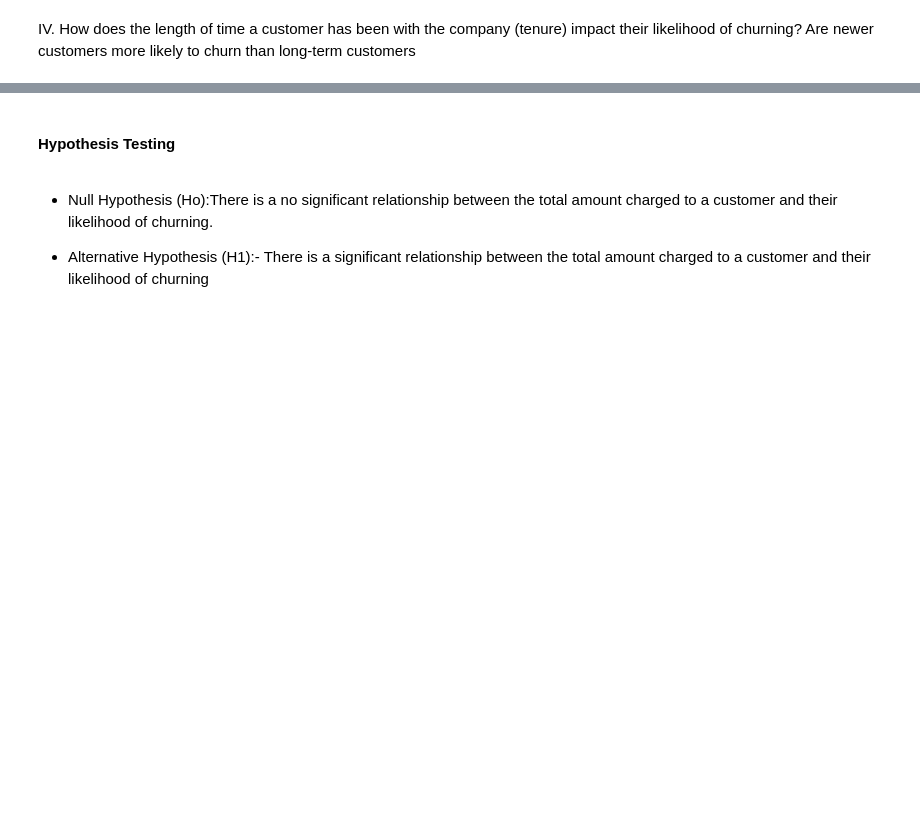
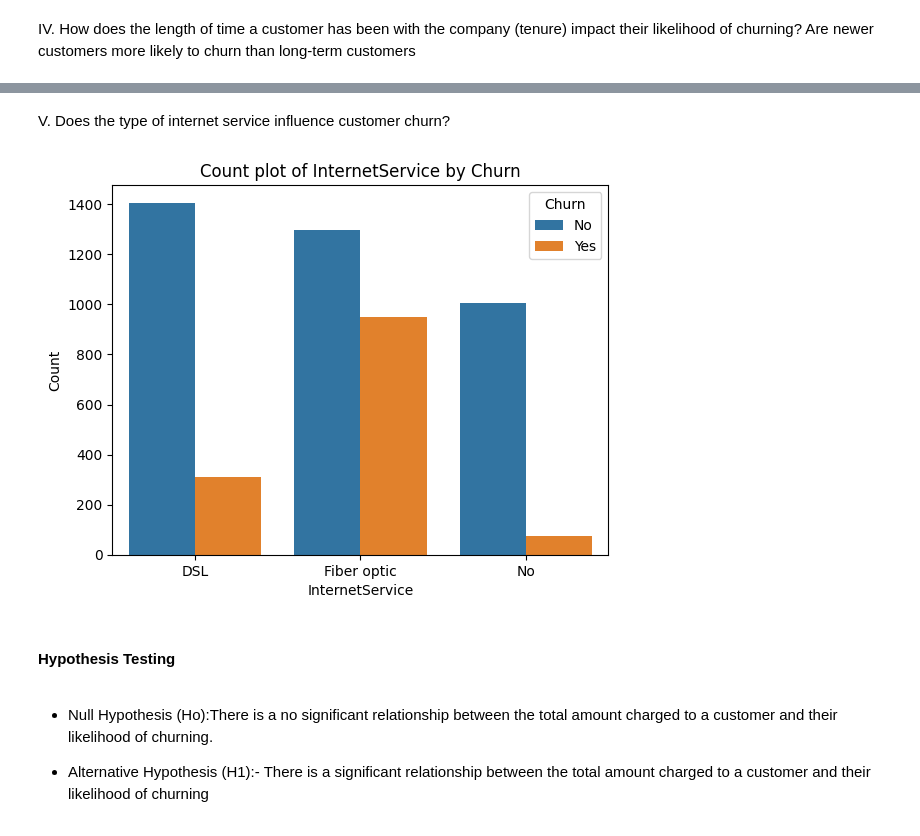
Before and after one commit to FUNMS/Customer-Churn-Analysis, a Jupyter notebook: notebooks/main.ipynb, the cells around one changed output, grey strips where cells are left out. Drawn from its saved outputs; the diff is of its cells as text; code cells hidden in the pictures; blank space fills up the shorter version.

```diff
--- a/notebooks/main.ipynb
+++ b/notebooks/main.ipynb
@@ -277 +506,21 @@ Error:
+# %%
+# Define a dictionary to map boolean and None values to meaningful categories
+mapping_new_cat_values = {
+    'Partner': {True: 'Yes', False: 'No', 'No': 'No', 'Yes': 'Yes'},
+    'Dependents': {True: 'Yes', False: 'No', 'No': 'No', 'Yes': 'Yes'},
+    'PhoneService': {True: 'Yes', False: 'No', 'No': 'No', 'Yes': 'Yes'},
+    'MultipleLines': {None: 'No', False: 'No', True: 'Yes', 'No': 'No', 'No phone service': 'No phone service', 'Yes': 'Yes'},
+    'OnlineSecurity': {None: 'No', False: 'No', True: 'Yes', 'No': 'No', 'Yes': 'Yes', 'No internet service': 'No internet service'},
+    'OnlineBackup': {None: 'No', False: 'No', True: 'Yes', 'No': 'No', 'Yes': 'Yes', 'No internet service': 'No internet service'},
+    'DeviceProtection': {None: 'No', False: 'No', True: 'Yes', 'No': 'No', 'Yes': 'Yes', 'No internet service': 'No internet service'},
+    'TechSupport': {None: 'No', False: 'No', True: 'Yes', 'No': 'No', 'Yes': 'Yes', 'No internet service': 'No internet service'},
+    'StreamingTV': {None: 'No', False: 'No', True: 'Yes', 'No': 'No', 'Yes': 'Yes', 'No internet service': 'No internet service'},
+    'StreamingMovies': {None: 'No', False: 'No', True: 'Yes', 'No': 'No', 'Yes': 'Yes', 'No internet service': 'No internet service'},
+    'PaperlessBilling': {True: 'Yes', False: 'No', 'No': 'No', 'Yes': 'Yes'},
+    'Churn': {None: 'No', True: 'Yes', False: 'No', 'No': 'No', 'Yes': 'Yes'}
+}
+
+# Apply the mapping to each column without changing the data type
+for col, mapping in mapping_new_cat_values.items():
+    train_data[col] = train_data[col].map(mapping)
 # %%
@@ -349,3 +557,12 @@ Error:
+# %%
+#Handling null values in the TotalCharges column
+
+# Fill the null values in the TotalCharges column with the median value
+
+median_total_charges = train_data['TotalCharges'].median()
+
+# Fill the missing values with the median
+train_data['TotalCharges'] = train_data['TotalCharges'].fillna(median_total_charges)
 # %%
 #Check updated info on train_data
 
@@ -578,3 +889,17 @@ Error:
+# %% [markdown]
+V. Does the type of internet service influence customer churn?
+# %%
+#Does the type of internet service influence customer churn?
+
+sns.countplot(data=train_data, x='InternetService', hue='Churn')
+plt.title('Count plot of InternetService by Churn')
+plt.xlabel('InternetService')
+plt.ylabel('Count')
+plt.legend(title='Churn')
+
+plt.show()
+# %% [output]
+[figure, added]
 # %% [markdown]
 #### **Hypothesis Testing**
 # %% [markdown]
```
Also changed, not shown: parts of 55 cells of this notebook.
